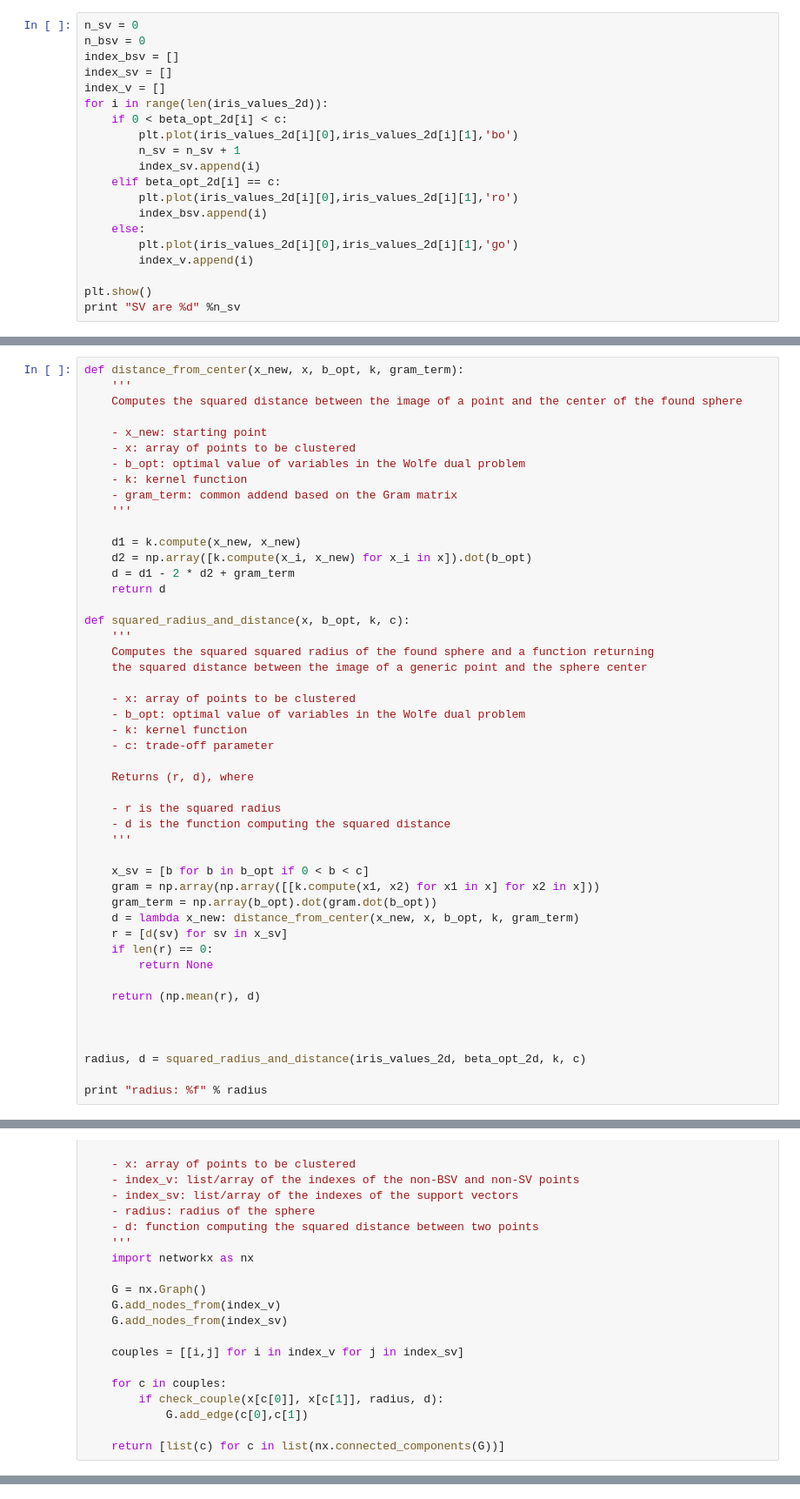
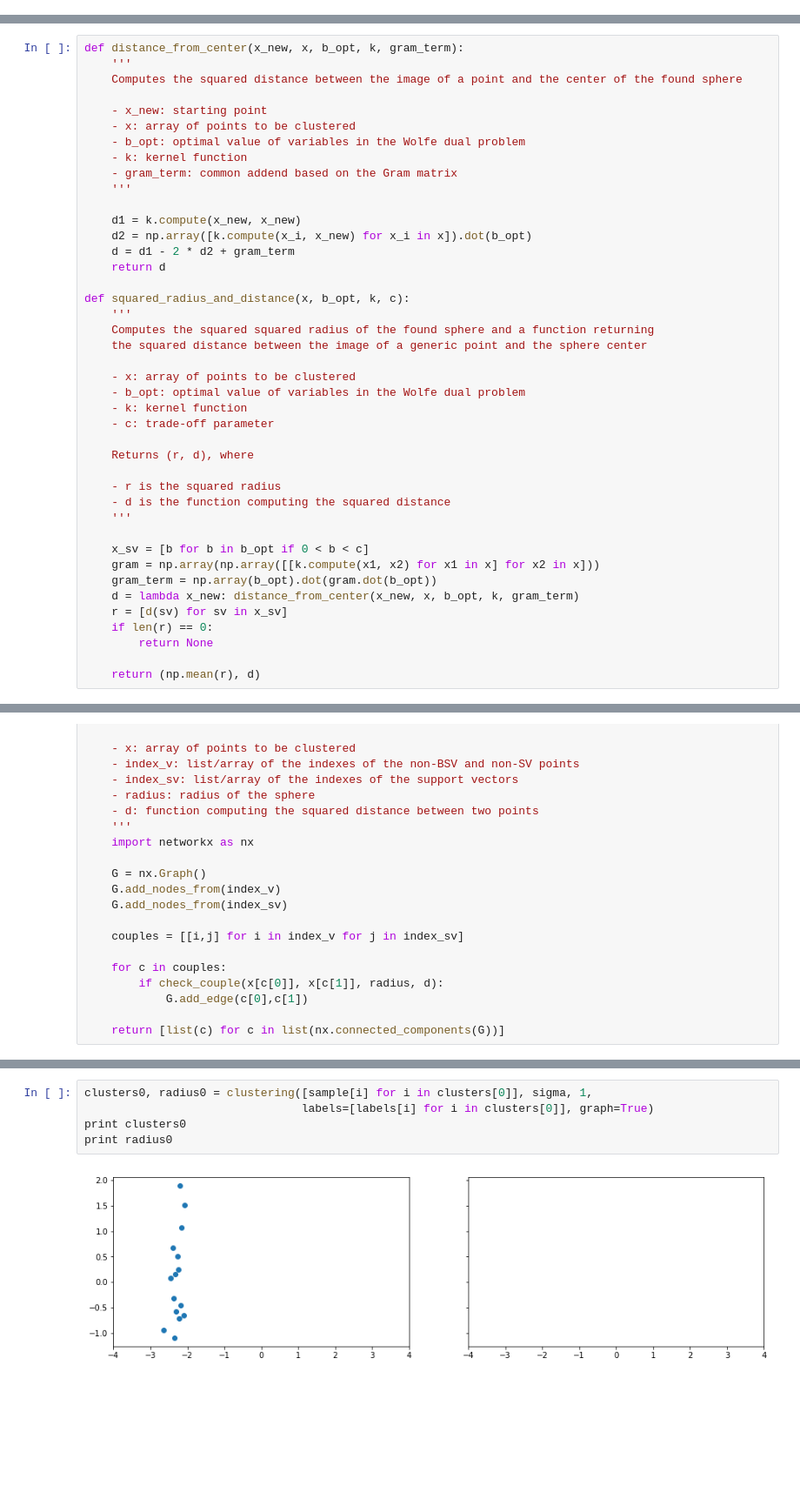
Before and after one commit to lucacrm/fuzzysets, a Jupyter notebook: support-vector-clustering-iris.ipynb, the cells around one changed output, grey strips where cells are left out. Shown: that part at 87% size. Cells and saved outputs as stored; diff of their text form; blank space fills up the shorter version.

```diff
--- a/support-vector-clustering-iris.ipynb
+++ b/support-vector-clustering-iris.ipynb
@@ -147,20 +136,0 @@ c
-# %%
-n_sv = 0
-n_bsv = 0
-index_bsv = []
-index_sv = []
-index_v = []
-for i in range(len(iris_values_2d)):
-    if 0 < beta_opt_2d[i] < c:
-        plt.plot(iris_values_2d[i][0],iris_values_2d[i][1],'bo')
-        n_sv = n_sv + 1
-        index_sv.append(i)
-    elif beta_opt_2d[i] == c:
-        plt.plot(iris_values_2d[i][0],iris_values_2d[i][1],'ro')
-        index_bsv.append(i)
-    else:
-        plt.plot(iris_values_2d[i][0],iris_values_2d[i][1],'go')
-        index_v.append(i)
-
-plt.show()
-print "SV are %d" %n_sv
@@ -209,9 +176,3 @@ def squared_radius_and_distance(x, b_opt, k, c):
         return None
 
     return (np.mean(r), d)
-
-
-
-radius, d = squared_radius_and_distance(iris_values_2d, beta_opt_2d, k, c)
-
-print "radius: %f" % radius
@@ -386,0 +331,7 @@ build_clusters(iris_values_2d, index_v, index_sv, radius, d)
+# %%
+clusters0, radius0 = clustering([sample[i] for i in clusters[0]], sigma, 1,
+                                labels=[labels[i] for i in clusters[0]], graph=True)
+print clusters0
+print radius0
+# %% [output]
+[figure, added]
```
Also changed, not shown: parts of 29 cells of this notebook.
